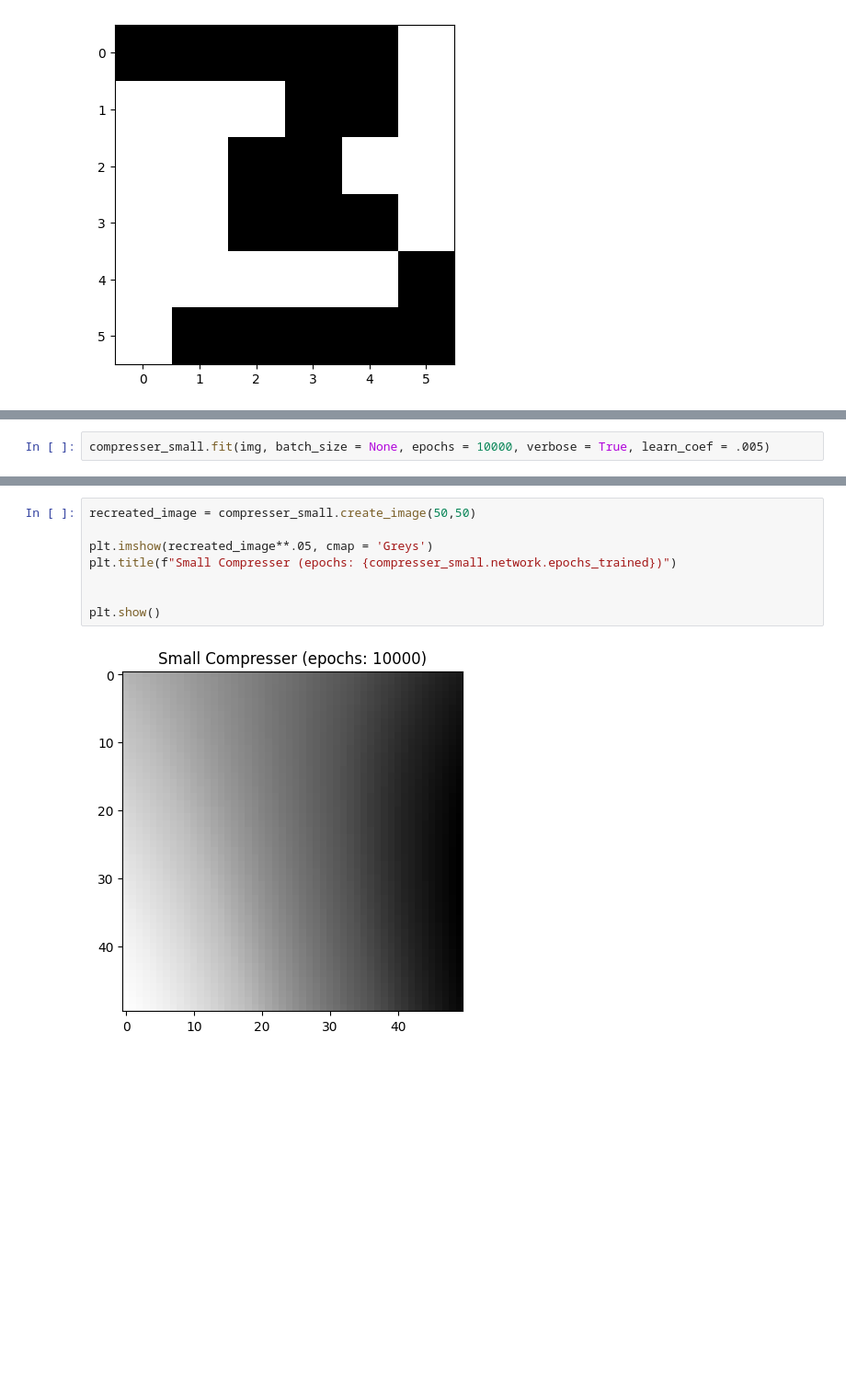
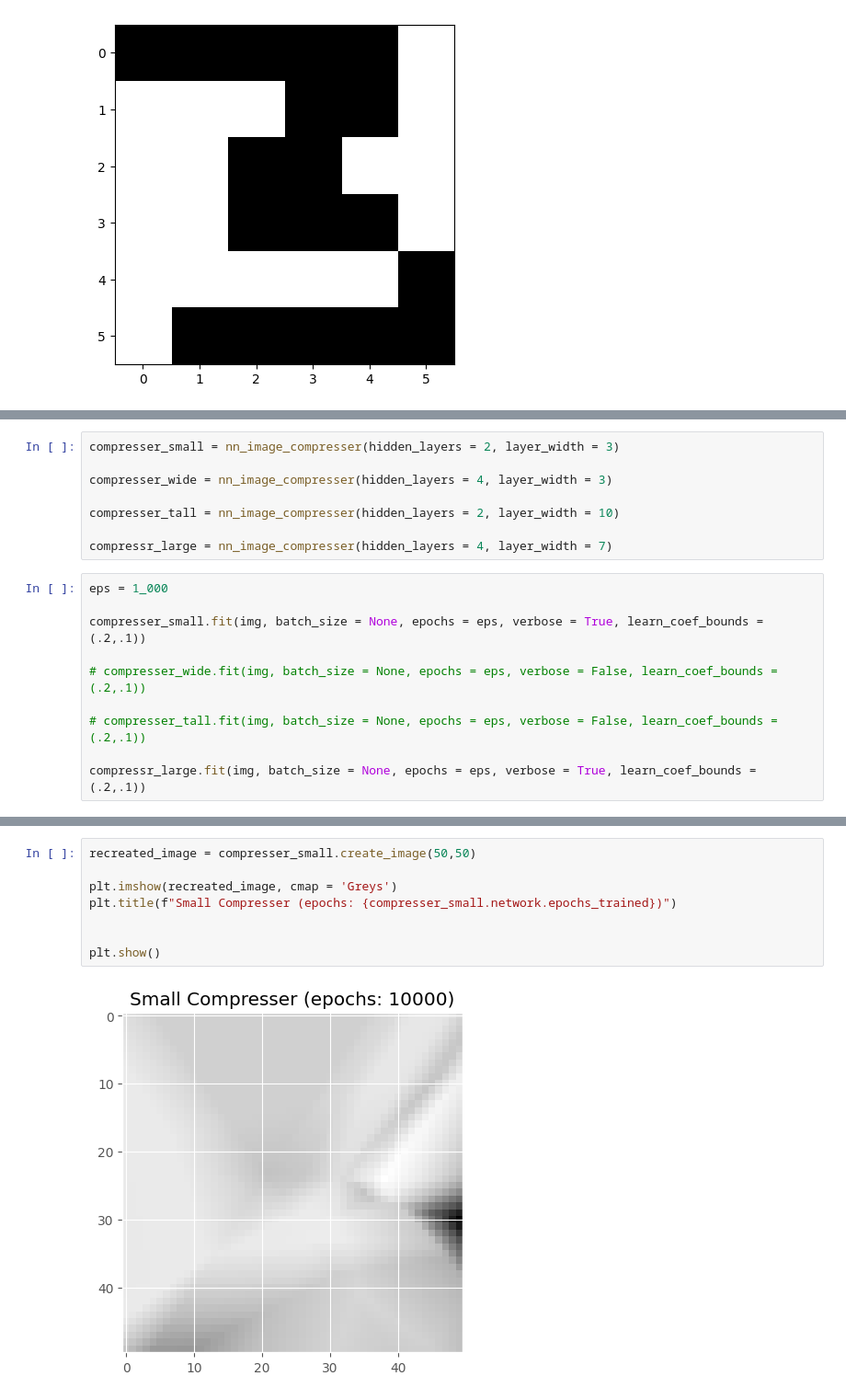
Before and after one commit to morganhawkins/NeuralNetwork, a Jupyter notebook: test_compresser.ipynb, the cells around one changed output, grey strips where cells are left out. Shown at 92% size. Drawn from its saved outputs; the diff is of its cells as text; blank space fills up the shorter version.

```diff
--- a/test_compresser.ipynb
+++ b/test_compresser.ipynb
@@ -29,2 +26,0 @@ compresser_small = nn_image_compresser(hidden_layers = 2, layer_width = 20)
-# %%
-compresser_small.fit(img, batch_size = None, epochs = 10000, verbose = True, learn_coef = .005)
@@ -49,0 +27,18 @@ epoch: 10000
+# %%
+compresser_small = nn_image_compresser(hidden_layers = 2, layer_width = 3)
+
+compresser_wide = nn_image_compresser(hidden_layers = 4, layer_width = 3)
+
+compresser_tall = nn_image_compresser(hidden_layers = 2, layer_width = 10)
+
+compressr_large = nn_image_compresser(hidden_layers = 4, layer_width = 7)
+# %%
+eps = 1_000
+
+compresser_small.fit(img, batch_size = None, epochs = eps, verbose = True, learn_coef_bounds = (.2,.1))
+
+# compresser_wide.fit(img, batch_size = None, epochs = eps, verbose = False, learn_coef_bounds = (.2,.1))
+
+# compresser_tall.fit(img, batch_size = None, epochs = eps, verbose = False, learn_coef_bounds = (.2,.1))
+
+compressr_large.fit(img, batch_size = None, epochs = eps, verbose = True, learn_coef_bounds = (.2,.1))
@@ -50,10 +68,10 @@ epoch: 10000
 # %%
 recreated_image = compresser_small.create_image(50,50)
 
-plt.imshow(recreated_image**.05, cmap = 'Greys')
+plt.imshow(recreated_image, cmap = 'Greys')
 plt.title(f"Small Compresser (epochs: {compresser_small.network.epochs_trained})")
 
 
 plt.show()
 # %% [output]
-[figure, old version]
+[figure, new version]
```
Also changed, not shown: parts of 4 cells of this notebook, 11 other files.
